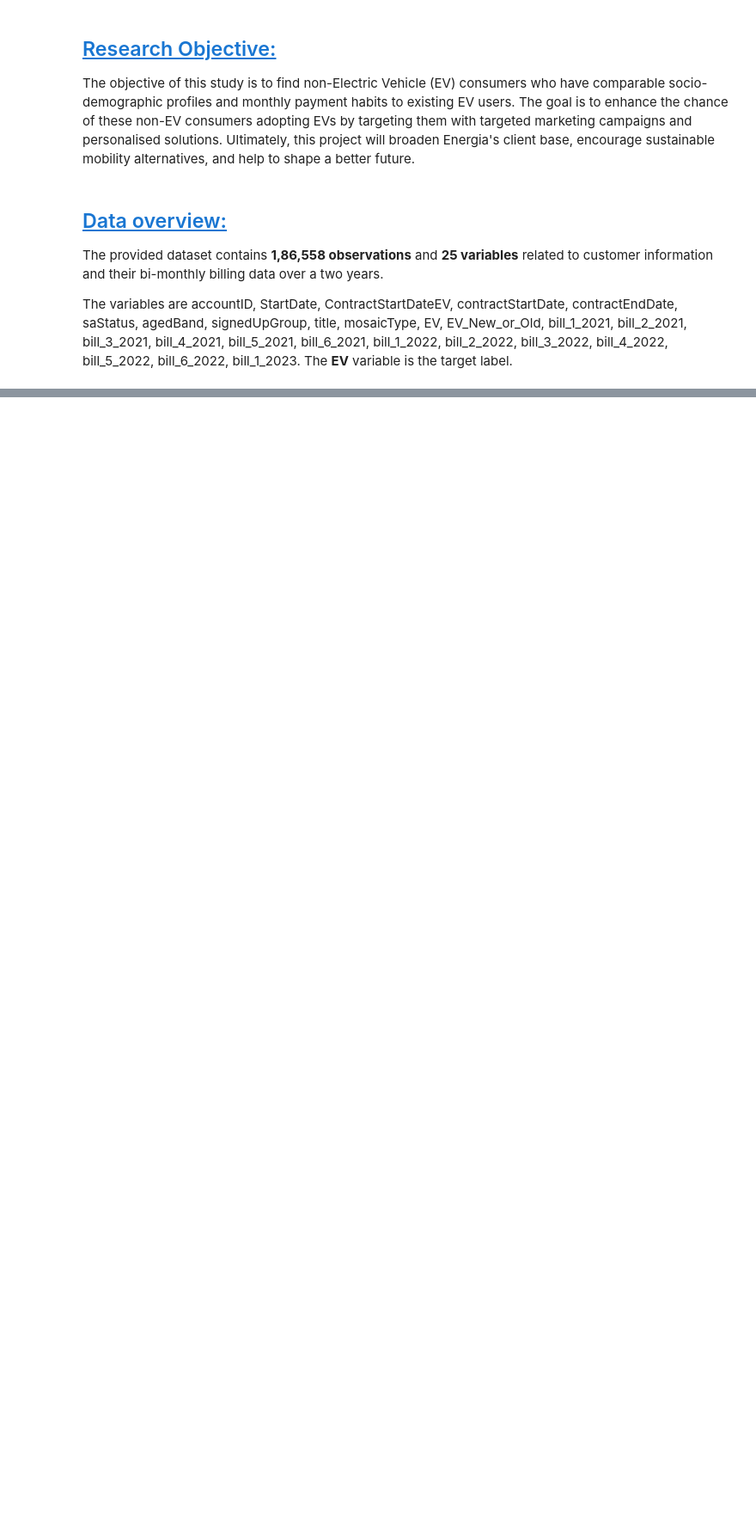
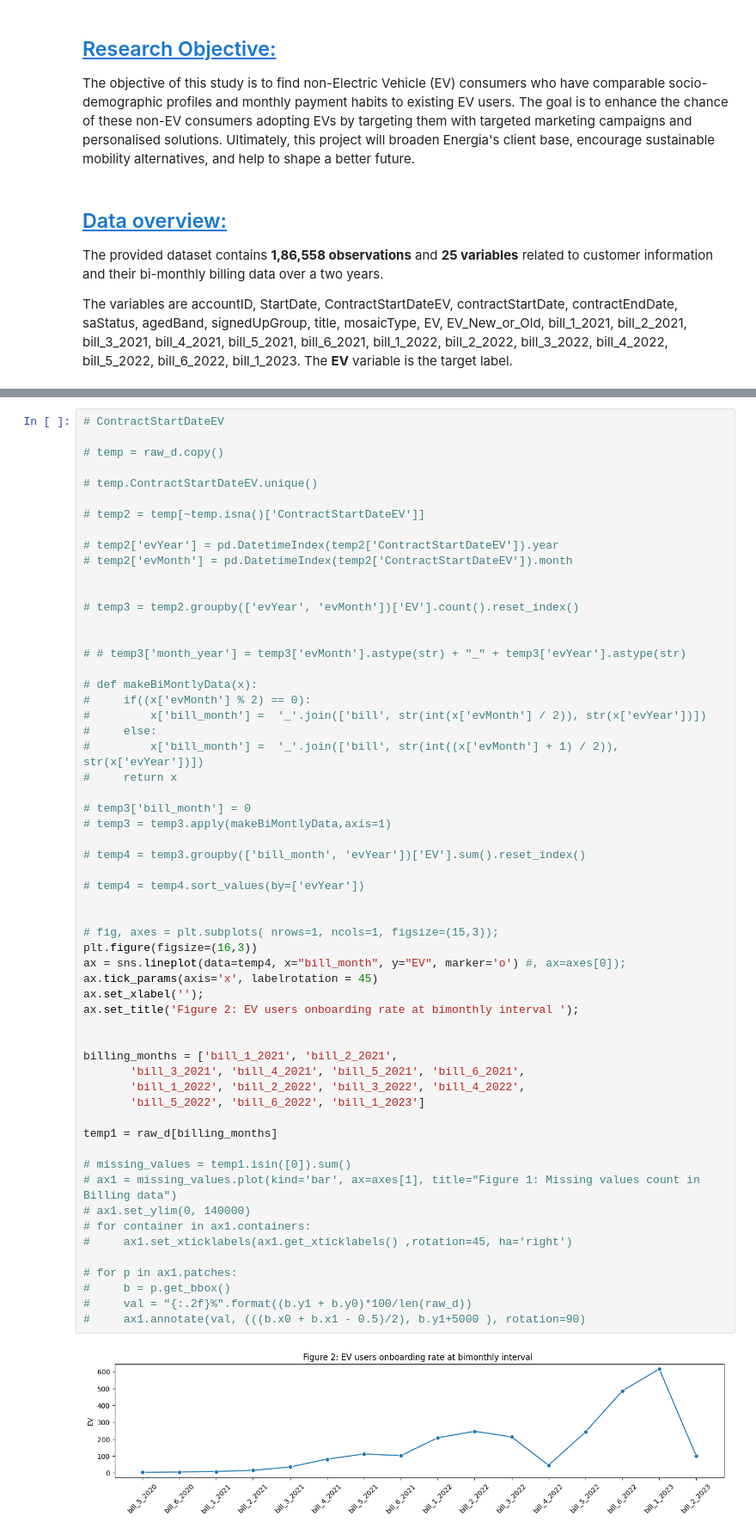
Before and after one commit to varunthefalcon/QUB_Energia, a Jupyter notebook: Analython_1/A1_resit.ipynb, the cells around one changed output, grey strips where cells are left out. Shown at 86% size. Drawn from its saved outputs; the diff is of its cells as text; blank space fills up the shorter version.

```diff
--- a/Analython_1/A1_resit.ipynb
+++ b/Analython_1/A1_resit.ipynb
@@ -145,0 +183,60 @@ def visualizeFeatureCount(dataset, feature = 'EV', sizeX = 7, sizeY =7):
+# %%
+# ContractStartDateEV
+
+# temp = raw_d.copy()
+
+# temp.ContractStartDateEV.unique()
+
+# temp2 = temp[~temp.isna()['ContractStartDateEV']]
+
+# temp2['evYear'] = pd.DatetimeIndex(temp2['ContractStartDateEV']).year
+# temp2['evMonth'] = pd.DatetimeIndex(temp2['ContractStartDateEV']).month
+
+
+# temp3 = temp2.groupby(['evYear', 'evMonth'])['EV'].count().reset_index()
+
+
+# # temp3['month_year'] = temp3['evMonth'].astype(str) + "_" + temp3['evYear'].astype(str)
+
+# def makeBiMontlyData(x):
+#     if((x['evMonth'] % 2) == 0):
+#         x['bill_month'] =  '_'.join(['bill', str(int(x['evMonth'] / 2)), str(x['evYear'])])
+#     else:
+#         x['bill_month'] =  '_'.join(['bill', str(int((x['evMonth'] + 1) / 2)), str(x['evYear'])])
+#     return x
+
+# temp3['bill_month'] = 0
+# temp3 = temp3.apply(makeBiMontlyData,axis=1)
+
+# temp4 = temp3.groupby(['bill_month', 'evYear'])['EV'].sum().reset_index()
+
+# temp4 = temp4.sort_values(by=['evYear'])
+
+
+# fig, axes = plt.subplots( nrows=1, ncols=1, figsize=(15,3));
+plt.figure(figsize=(16,3))
+ax = sns.lineplot(data=temp4, x="bill_month", y="EV", marker='o') #, ax=axes[0]);
+ax.tick_params(axis='x', labelrotation = 45)
+ax.set_xlabel('');
+ax.set_title('Figure 2: EV users onboarding rate at bimonthly interval ');
+
+
+billing_months = ['bill_1_2021', 'bill_2_2021',
+       'bill_3_2021', 'bill_4_2021', 'bill_5_2021', 'bill_6_2021',
+       'bill_1_2022', 'bill_2_2022', 'bill_3_2022', 'bill_4_2022',
+       'bill_5_2022', 'bill_6_2022', 'bill_1_2023']
+
+temp1 = raw_d[billing_months]
+
+# missing_values = temp1.isin([0]).sum()
+# ax1 = missing_values.plot(kind='bar', ax=axes[1], title="Figure 1: Missing values count in Billing data")
+# ax1.set_ylim(0, 140000)
+# for container in ax1.containers:
+#     ax1.set_xticklabels(ax1.get_xticklabels() ,rotation=45, ha='right')
+
+# for p in ax1.patches:
+#     b = p.get_bbox()
+#     val = "{:.2f}%".format((b.y1 + b.y0)*100/len(raw_d))
+#     ax1.annotate(val, (((b.x0 + b.x1 - 0.5)/2), b.y1+5000 ), rotation=90)
+# %% [output]
+[figure, added]
```
Also changed, not shown: parts of 28 cells of this notebook.
